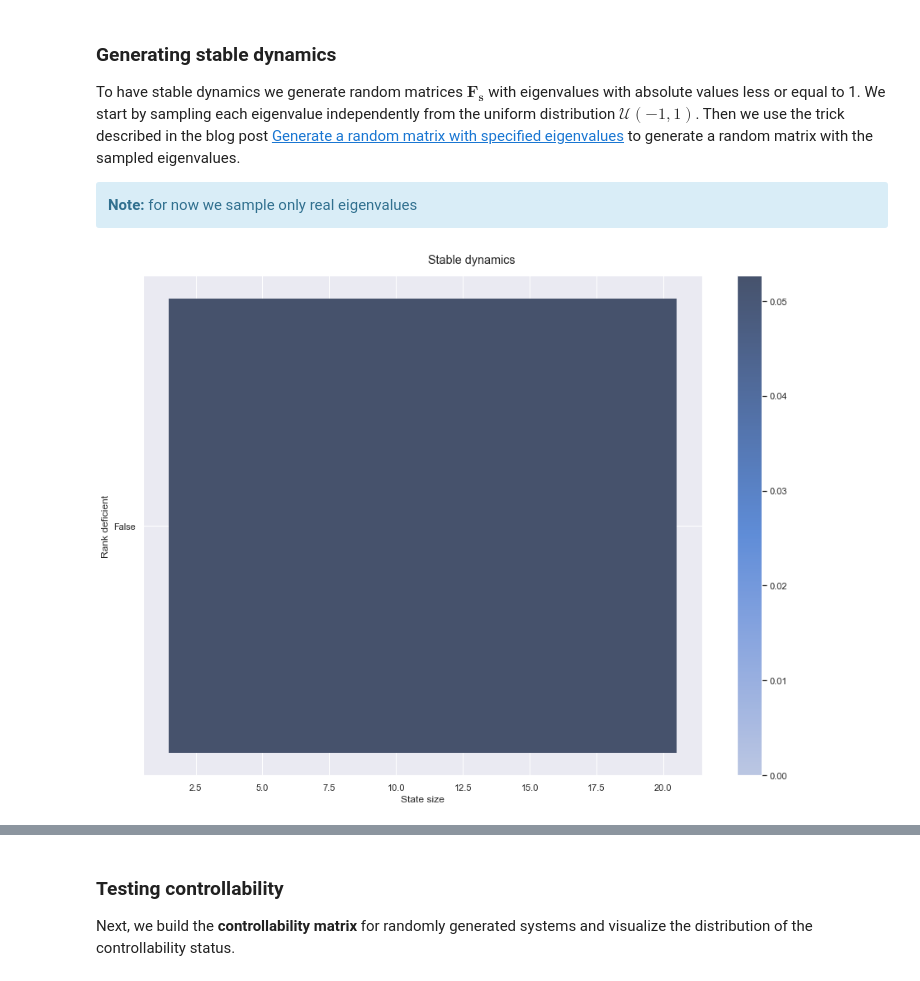
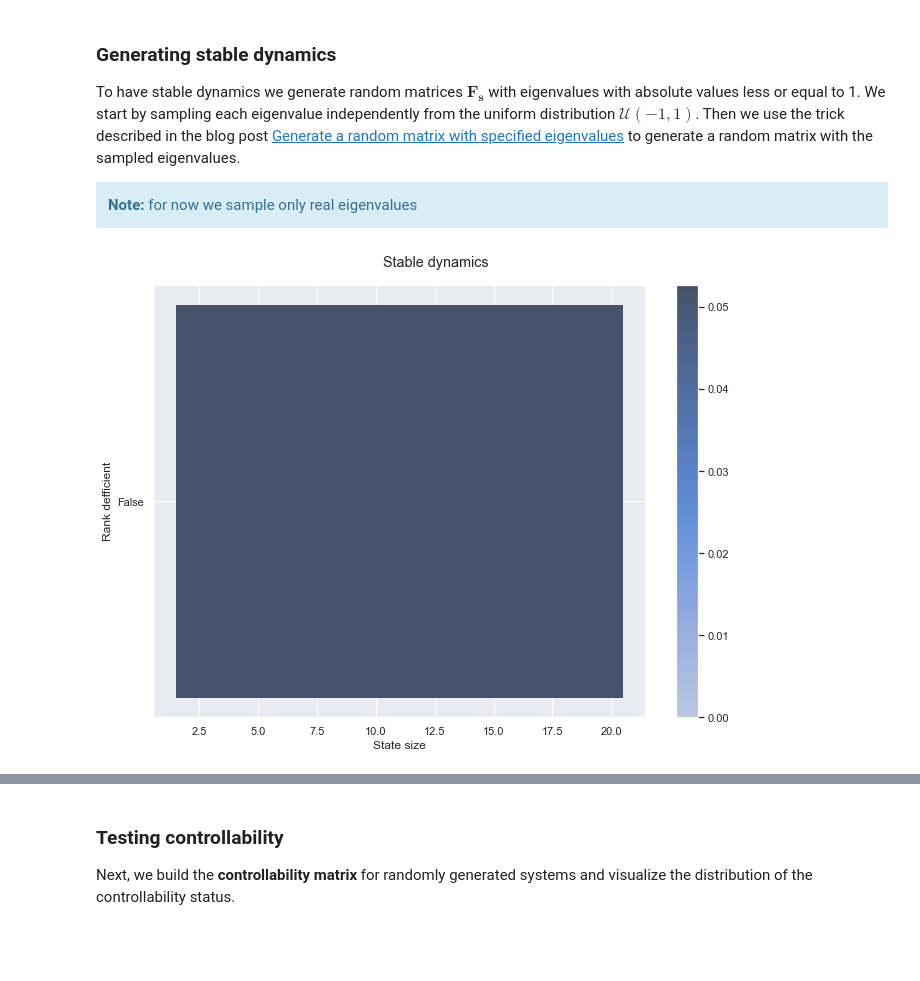
Before and after one commit to 0xangelo/LQSVG, a Jupyter notebook: experiments/lqg.ipynb, the cells around one changed output, grey strips where cells are left out. Cells and saved outputs as stored; diff of their text form; code cells hidden in the pictures; blank space fills up the shorter version.

```diff
--- a/experiments/lqg.ipynb
+++ b/experiments/lqg.ipynb
@@ -116,7 +122,7 @@ def all_real_eigval(dynamics: lqr.LinSDynamics) -> np.ndarray:
     eigval = utils.stationary_eigvals(dynamics)
     return np.all(np.isreal(eigval), axis=-1)
 # %%
-def rank_deficient(dynamics: lqr.LinSDynamics) -> np.ndarray:
+def rank_defficient(dynamics: lqr.LinSDynamics) -> np.ndarray:
     n_state, _, _ = lqr.dims_from_dynamics(dynamics)
     A, _ = stat_dynamics_factors(dynamics)
     return np.linalg.matrix_rank(A.numpy()) < n_state
@@ -178,7 +184,8 @@ Let's also check if the trends observed above generalize to different state size
 # %%
 def hist_by_state_dim(func: callable, sampler: callable, **kwargs):
     n_samples = 1000
-    fig, ax = plt.subplots(1, figsize=[2 * 6.4, 2 * 4.8])
+    scale = 1.5
+    fig, ax = plt.subplots(1, figsize=[scale * 6.4, scale * 4.8])
     x = "State size"
     y = func.__name__.replace("_", " ").capitalize()
     kwargs.update(discrete=(True, False))
@@ -247,9 +258,9 @@ def stable_dynamics(gen: LQGGenerator, samples: int) -> lqr.LinSDynamics:
     )
     return dynamics
 # %%
-hist_by_state_dim(rank_deficient, stable_dynamics)
+hist_by_state_dim(rank_defficient, stable_dynamics)
 # %% [output]
-[figure, old version]
+[figure, new version]
 # %%
 hist_by_state_dim(utils.isstable, stable_dynamics)
 # %% [output]
```
Also changed, not shown: parts of 39 cells of this notebook.
